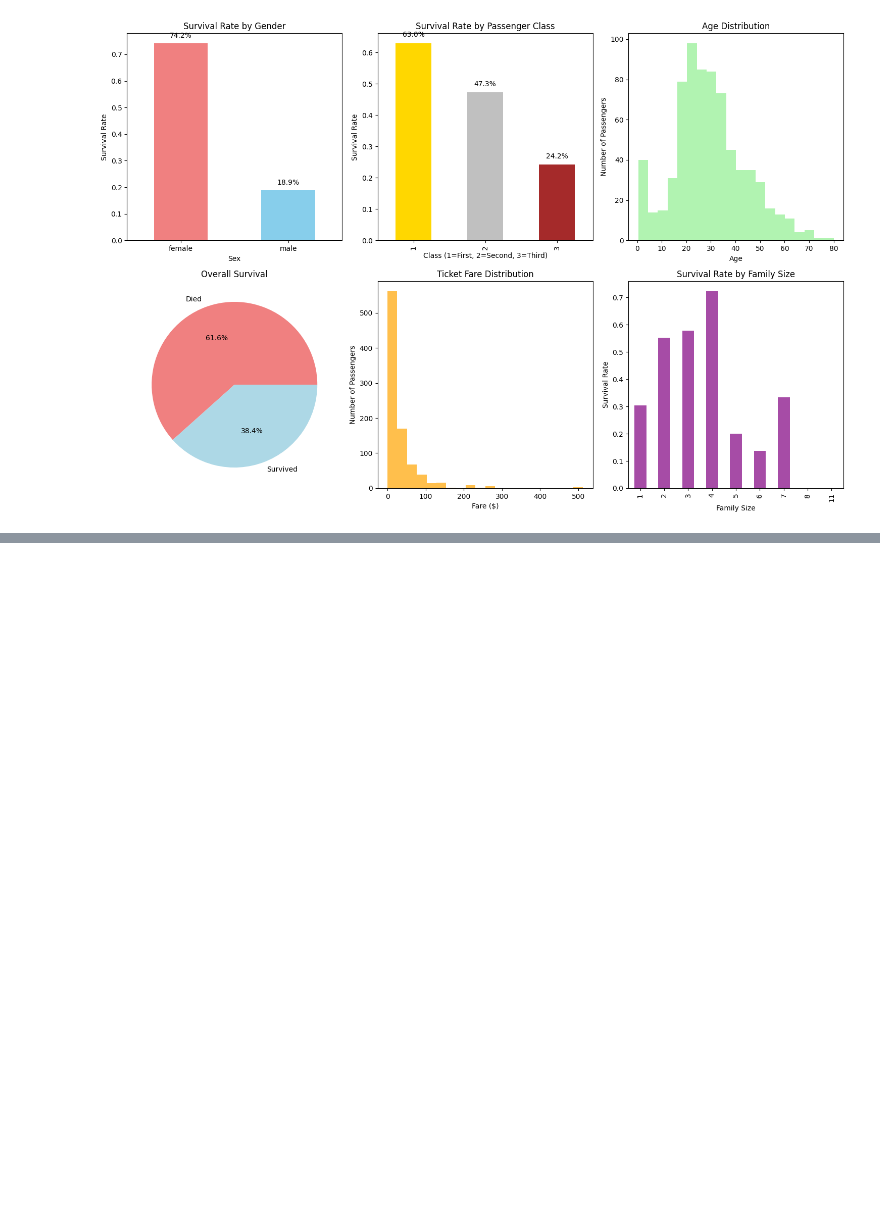
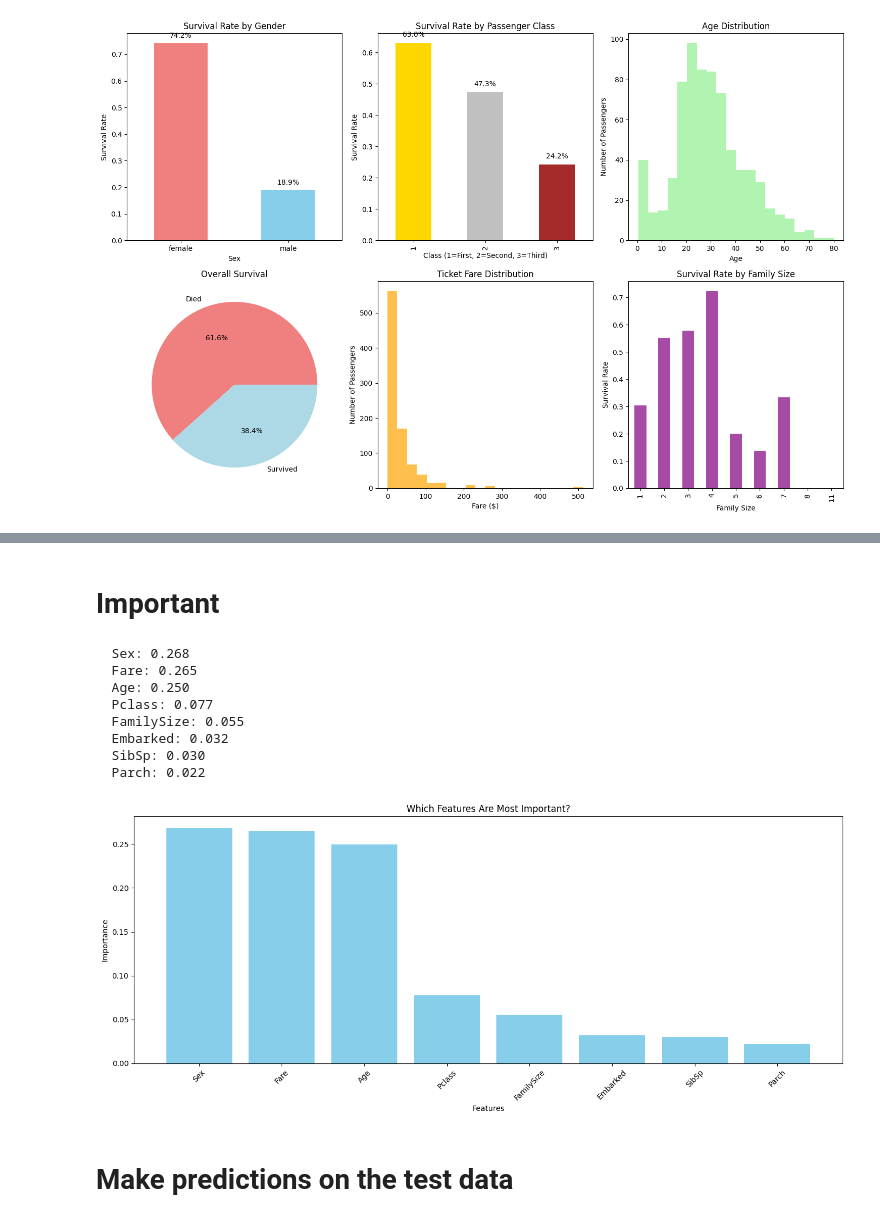
Before and after one commit to Ian-Chin/TitanicComp, a Jupyter notebook: titanic-competiton-book.ipynb, the cells around one changed output, grey strips where cells are left out. Saved outputs shown, nothing was run; the diff lists cells and outputs as text; code cells hidden in the pictures; blank space fills up the shorter version.

```diff
--- a/titanic-competiton-book.ipynb
+++ b/titanic-competiton-book.ipynb
@@ -181,0 +260,32 @@ plt.show()
+# %% [markdown]
+# Important
+# %%
+importance = model.feature_importances_
+feature_importance = list(zip(features, importance))
+feature_importance.sort(key=lambda x: x[1], reverse=True)
+
+for feature, imp in feature_importance:
+    print(f"  {feature}: {imp:.3f}")
+
+plt.figure(figsize=(14, 6))
+features_sorted = [x[0] for x in feature_importance]
+importance_sorted = [x[1] for x in feature_importance]
+plt.bar(features_sorted, importance_sorted, color='skyblue')
+plt.title('Which Features Are Most Important?')
+plt.xlabel('Features')
+plt.ylabel('Importance')
+plt.xticks(rotation=45)
+plt.tight_layout()
+plt.show()
+# %% [output]
+  Sex: 0.268
+  Fare: 0.265
+  Age: 0.250
+  Pclass: 0.077
+  FamilySize: 0.055
+  Embarked: 0.032
+  SibSp: 0.030
+  Parch: 0.022
+[figure, added]
+# %% [markdown]
+# Make predictions on the test data
```
Also changed, not shown: parts of 11 cells of this notebook.
